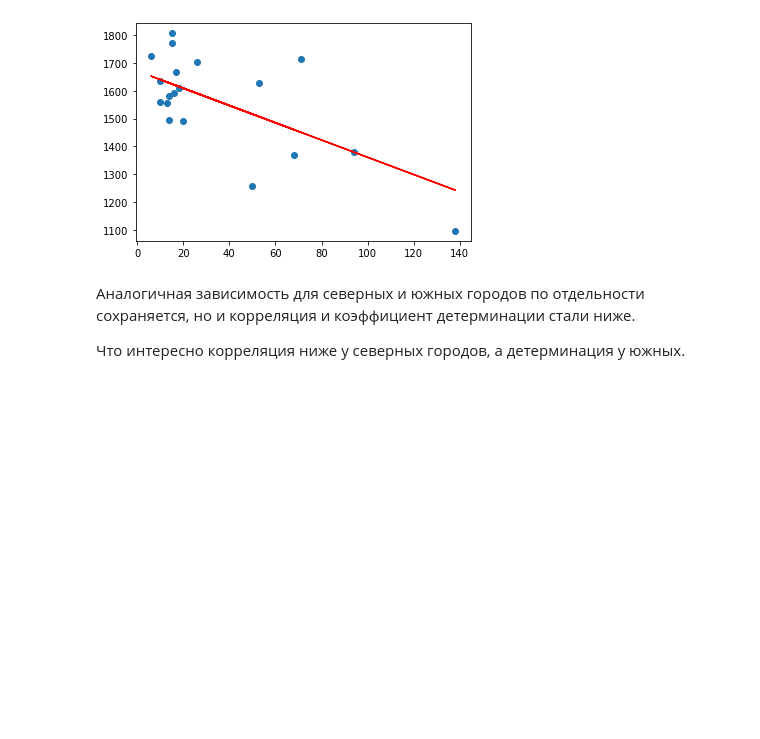
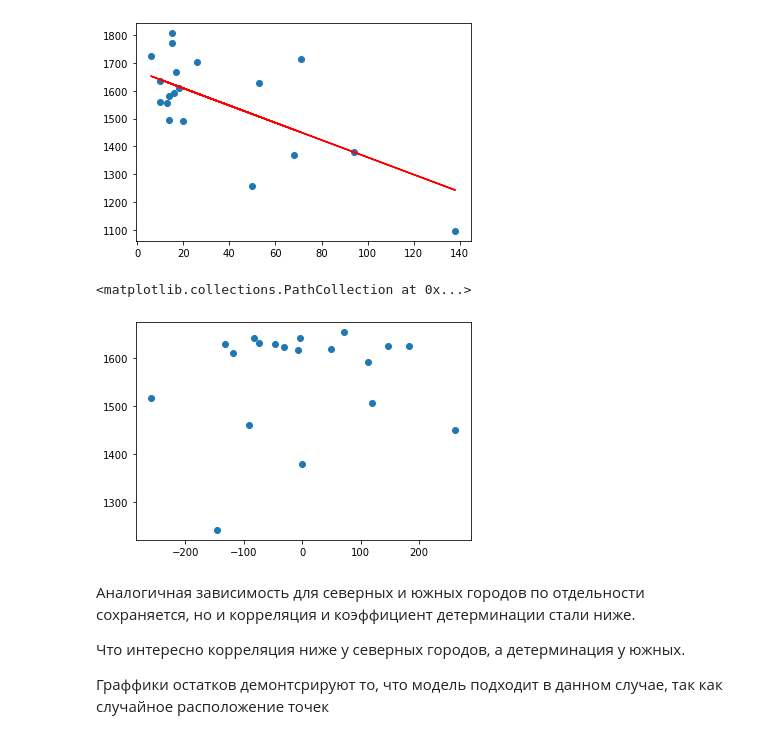
Before and after one commit to antonpavlovskyi/pyda_homeworks, a Jupyter notebook: corr_regr/hw_corr_regr.ipynb, the cells around one changed output. Cells and saved outputs as stored; diff of their text form; code cells hidden in the pictures; blank space fills up the shorter version.

```diff
--- a/corr_regr/hw_corr_regr.ipynb
+++ b/corr_regr/hw_corr_regr.ipynb
@@ -292,7 +304,15 @@ plt.plot(X_north_test, y_north_pred, c='r')
 # %% [output]
 [<matplotlib.lines.Line2D at 0x...>]
 [figure]
+# %%
+# строим граффик остатков
+plt.scatter(y_north_test-y_north_pred, y_north_pred)
+# %% [output]
+<matplotlib.collections.PathCollection at 0x...>
+[figure, added]
 # %% [markdown]
 Аналогичная зависимость для северных и южных городов по отдельности сохраняется, но и корреляция и коэффициент детерминации стали ниже.
 
 Что интересно корреляция ниже у северных городов, а детерминация у южных.
+
+Граффики остатков демонтсрируют то, что модель подходит в данном случае, так как  случайное расположение точек
```
Also changed, not shown: parts of 2 cells of this notebook.
